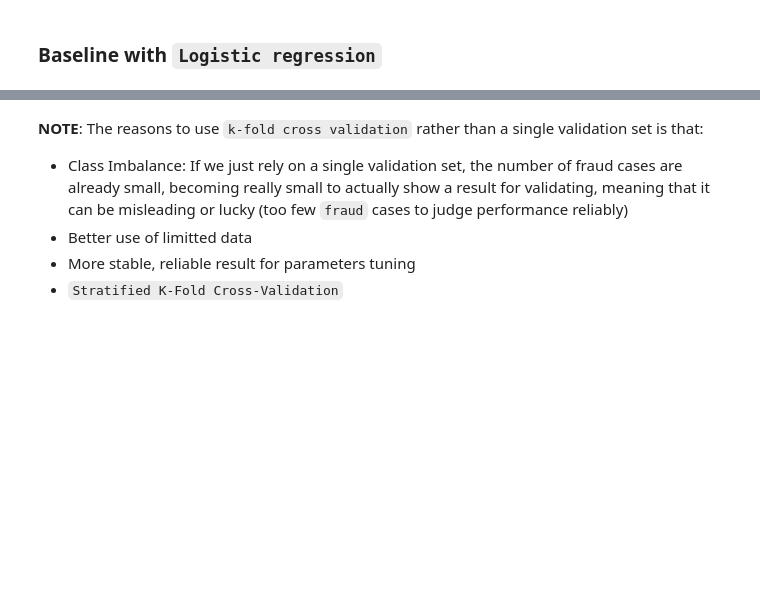
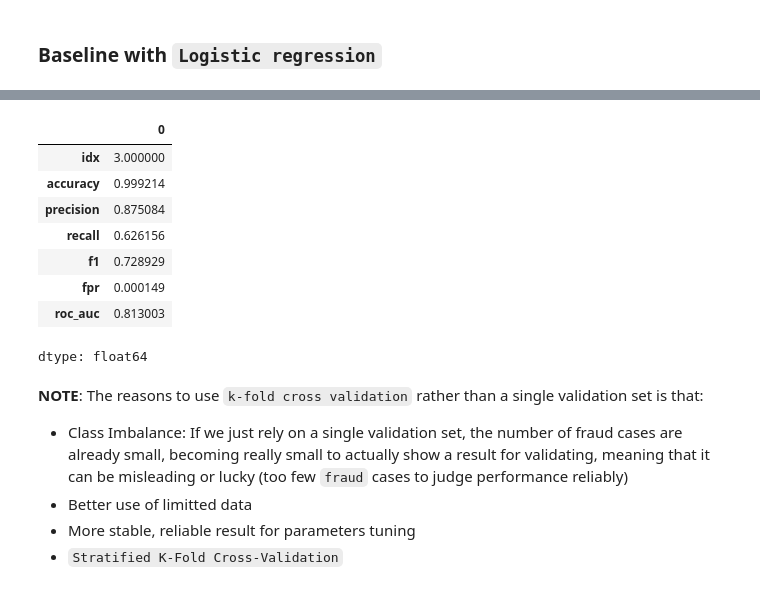
Before and after one commit to trungdung1711/credit-card-fraud-detection, a Jupyter notebook: notebooks/_v1.ipynb, the cells around one changed output, grey strips where cells are left out. Drawn from its saved outputs; the diff is of its cells as text; code cells hidden in the pictures; blank space fills up the shorter version.

```diff
--- a/notebooks/_v1.ipynb
+++ b/notebooks/_v1.ipynb
@@ -387,3 +457,15 @@ dtype: float64
+# %%
+fold_results.mean().head(100)
+# %% [output]
+|  | 0 |
+| idx | 3.000000 |
+| accuracy | 0.999214 |
+| precision | 0.875084 |
+| recall | 0.626156 |
+| f1 | 0.728929 |
+| fpr | 0.000149 |
+| roc_auc | 0.813003 |
+dtype: float64
 # %% [markdown]
 **NOTE**: The reasons to use `k-fold cross validation` rather than a single validation set is that:
 - Class Imbalance: If we just rely on a single validation set, the number of fraud cases are already small, becoming really small to actually show a result for validating, meaning that it can be misleading or lucky (too few `fraud` cases to judge performance reliably)
```
Also changed, not shown: parts of 10 cells of this notebook.
